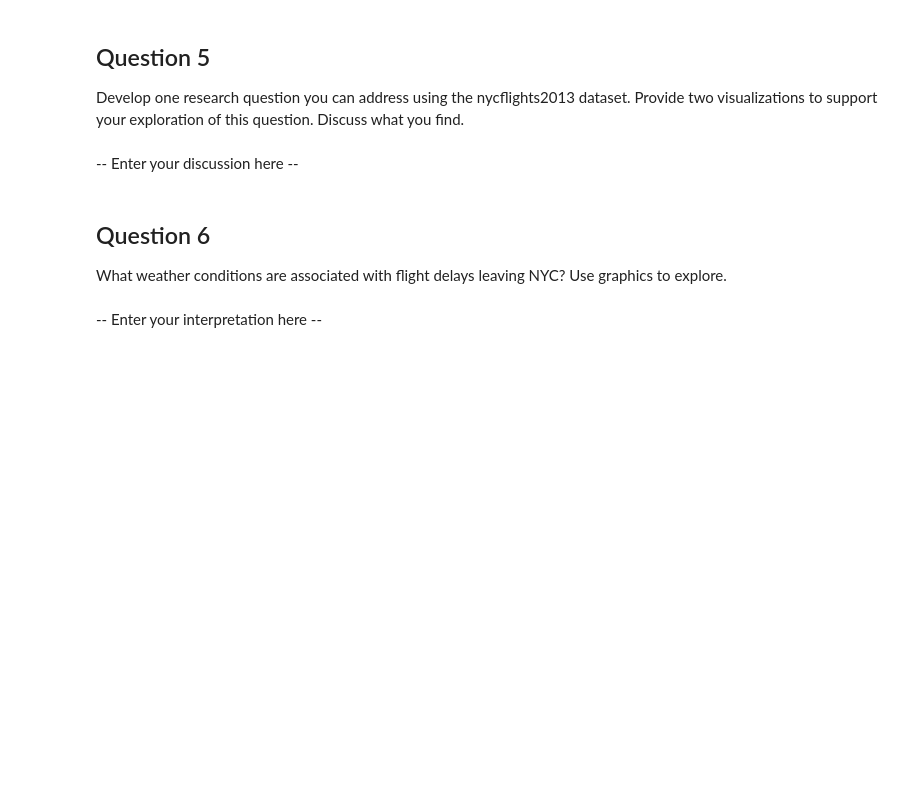
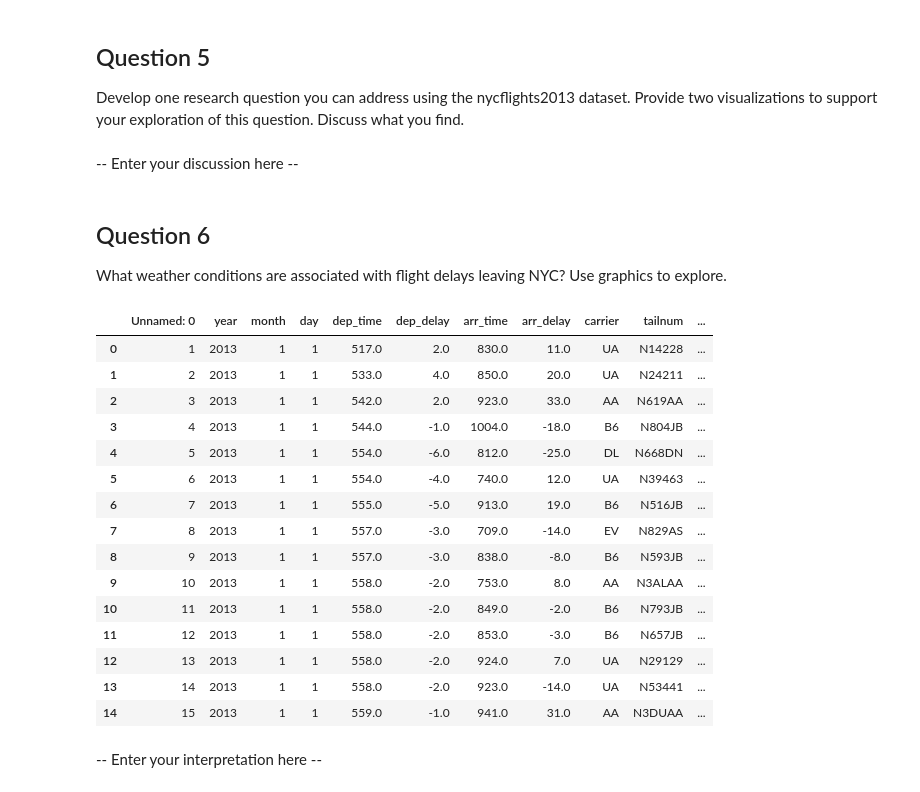
Before and after one commit to victoriajuan/371_Core_Methods_In_Data_Science, a Jupyter notebook: assignment/problem_set_1/JUAN_YIRAN_PS1.ipynb, the cells around one changed output. Drawn from its saved outputs; the diff is of its cells as text; code cells hidden in the pictures; blank space fills up the shorter version.

```diff
--- a/assignment/problem_set_1/JUAN_YIRAN_PS1.ipynb
+++ b/assignment/problem_set_1/JUAN_YIRAN_PS1.ipynb
@@ -244,0 +253,10 @@ print(t)
+# %%
+# Your code here
+flights_df["speed"] = flights_df["distance"] / flights_df["air_time"]
+fastest = flights_df[flights_df["speed"] == flights_df["speed"].max()]
+display(fastest)
+fastFlight = fastest["flight"].iloc[0]
+fastCarrier = fastest["carrier"].iloc[0]
+fastDest = fastest["dest"].iloc[0]
+
+print("Flight %s%i flew to %s is the fastest flight departing NYC in 2013" %(fastCarrier, fastFlight, fastDest))
@@ -261,5 +308,23 @@ Develop one research question you can address using the nycflights2013 dataset.
 What weather conditions are associated with flight delays leaving NYC? Use graphics to explore.
 # %%
 # Your code here
+flights_df.head(15)
+# %% [output]
+|  | Unnamed: 0 | year | month | day | dep_time | dep_delay | arr_time | arr_delay | carrier | tailnum | ... |
+| 0 | 1 | 2013 | 1 | 1 | 517.0 | 2.0 | 830.0 | 11.0 | UA | N14228 | ... |
+| 1 | 2 | 2013 | 1 | 1 | 533.0 | 4.0 | 850.0 | 20.0 | UA | N24211 | ... |
+| 2 | 3 | 2013 | 1 | 1 | 542.0 | 2.0 | 923.0 | 33.0 | AA | N619AA | ... |
+| 3 | 4 | 2013 | 1 | 1 | 544.0 | -1.0 | 1004.0 | -18.0 | B6 | N804JB | ... |
+| 4 | 5 | 2013 | 1 | 1 | 554.0 | -6.0 | 812.0 | -25.0 | DL | N668DN | ... |
+| 5 | 6 | 2013 | 1 | 1 | 554.0 | -4.0 | 740.0 | 12.0 | UA | N39463 | ... |
+| 6 | 7 | 2013 | 1 | 1 | 555.0 | -5.0 | 913.0 | 19.0 | B6 | N516JB | ... |
+| 7 | 8 | 2013 | 1 | 1 | 557.0 | -3.0 | 709.0 | -14.0 | EV | N829AS | ... |
+| 8 | 9 | 2013 | 1 | 1 | 557.0 | -3.0 | 838.0 | -8.0 | B6 | N593JB | ... |
+| 9 | 10 | 2013 | 1 | 1 | 558.0 | -2.0 | 753.0 | 8.0 | AA | N3ALAA | ... |
+| 10 | 11 | 2013 | 1 | 1 | 558.0 | -2.0 | 849.0 | -2.0 | B6 | N793JB | ... |
+| 11 | 12 | 2013 | 1 | 1 | 558.0 | -2.0 | 853.0 | -3.0 | B6 | N657JB | ... |
+| 12 | 13 | 2013 | 1 | 1 | 558.0 | -2.0 | 924.0 | 7.0 | UA | N29129 | ... |
+| 13 | 14 | 2013 | 1 | 1 | 558.0 | -2.0 | 923.0 | -14.0 | UA | N53441 | ... |
+| 14 | 15 | 2013 | 1 | 1 | 559.0 | -1.0 | 941.0 | 31.0 | AA | N3DUAA | ... |
 # %% [markdown]
 -- Enter your interpretation here --
```
Also changed, not shown: parts of 12 cells of this notebook.
